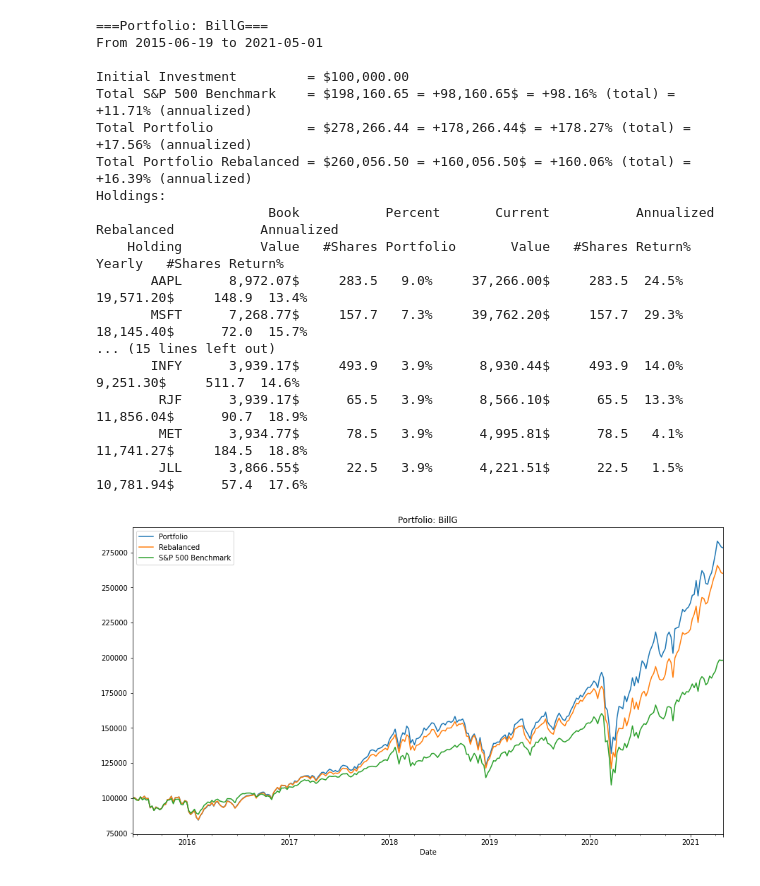
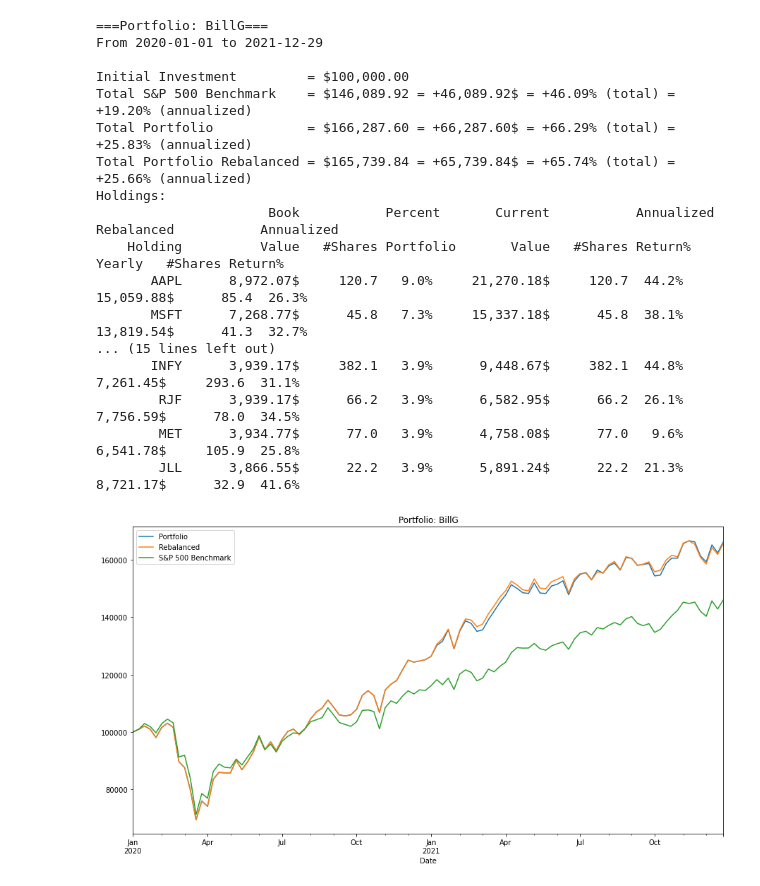
Before and after one commit to ajitnilakantan/backest-portfolio, a Jupyter notebook: Backtest.ipynb, the cells around one changed output. Drawn from its saved outputs; the diff is of its cells as text; code cells hidden in the pictures.

```diff
--- a/Backtest.ipynb
+++ b/Backtest.ipynb
@@ -1,5 +1,15 @@
 # %%
 %config IPCompleter.greedy=True
+try:
+    # Mount your google drive in google colab
+    from google.colab import drive
+    drive.mount('/content/drive')
+    # Insert the directory
+    import sys
+    sys.path.insert(0,'/content/drive/My Drive/ColabNotebooks')
+except:
+    pass
+
 #import backtest
 from backtest import Holding, download_portfolio_history, rebalance_portfolio, plot_results
 import datetime
@@ -11,8 +21,8 @@ initial_investment = 100000
 usd_cad = 1.3
 
 # Collect data for this time period
-start = datetime.datetime(2015,  6, 19)
-end   = datetime.datetime(2021,  5,  1)
+start = datetime.datetime(2020,  1,  1)
+end   = datetime.datetime(2021, 12, 29)
 
 # Baseline benchmark
 benchmark_portfolio = {
@@ -41,9 +51,18 @@ portfolios = [
             Holding('BRK-B', 20, '')]
     },
     {
-        'name': 'Nasdaq QQQ',
+        'name': 'TFSA',
         'holdings': [
-            Holding('QQQ', 100, ''),
+            Holding('QQQ', 25, 'Nasdaq'),
+            Holding('SPY', 15, 'S&P 500'),
+            Holding('AAPL', 7.5, ''),
+            Holding('AMZN', 7.5, ''),
+            Holding('GOOGL', 7.5, ''),
+            Holding('TSLA', 7.5, ''),
+            Holding('MSFT', 7.5, ''),
+            Holding('BRK-B', 7.5, ''),
+            Holding('BAC', 7.5, ''),
+            Holding('JPM', 7.5, ''),
         ]
     },
     {
@@ -126,18 +154,18 @@ Holdings:
 ===Portfolio: BillG===
-From 2015-06-19 to 2021-05-01
+From 2020-01-01 to 2021-12-29
 
 Initial Investment         = $100,000.00
-Total S&P 500 Benchmark    = $198,160.65 = +98,160.65$ = +98.16% (total) = +11.71% (annualized)
-Total Portfolio            = $278,266.44 = +178,266.44$ = +178.27% (total) = +17.56% (annualized)
-Total Portfolio Rebalanced = $260,056.50 = +160,056.50$ = +160.06% (total) = +16.39% (annualized)
+Total S&P 500 Benchmark    = $146,089.92 = +46,089.92$ = +46.09% (total) = +19.20% (annualized)
+Total Portfolio            = $166,287.60 = +66,287.60$ = +66.29% (total) = +25.83% (annualized)
+Total Portfolio Rebalanced = $165,739.84 = +65,739.84$ = +65.74% (total) = +25.66% (annualized)
 Holdings:
                       Book           Percent       Current           Annualized Rebalanced           Annualized
     Holding          Value   #Shares Portfolio       Value   #Shares Return%        Yearly   #Shares Return%
-       AAPL      8,972.07$     283.5   9.0%     37,266.00$     283.5  24.5%     19,571.20$     148.9  13.4%
-       MSFT      7,268.77$     157.7   7.3%     39,762.20$     157.7  29.3%     18,145.40$      72.0  15.7%
+       AAPL      8,972.07$     120.7   9.0%     21,270.18$     120.7  44.2%     15,059.88$      85.4  26.3%
+       MSFT      7,268.77$      45.8   7.3%     15,337.18$      45.8  38.1%     13,819.54$      41.3  32.7%
 ... (15 lines left out)
-       INFY      3,939.17$     493.9   3.9%      8,930.44$     493.9  14.0%      9,251.30$     511.7  14.6%
-        RJF      3,939.17$      65.5   3.9%      8,566.10$      65.5  13.3%     11,856.04$      90.7  18.9%
-        MET      3,934.77$      78.5   3.9%      4,995.81$      78.5   4.1%     11,741.27$     184.5  18.8%
-        JLL      3,866.55$      22.5   3.9%      4,221.51$      22.5   1.5%     10,781.94$      57.4  17.6%
+       INFY      3,939.17$     382.1   3.9%      9,448.67$     382.1  44.8%      7,261.45$     293.6  31.1%
+        RJF      3,939.17$      66.2   3.9%      6,582.95$      66.2  26.1%      7,756.59$      78.0  34.5%
+        MET      3,934.77$      77.0   3.9%      4,758.08$      77.0   9.6%      6,541.78$     105.9  25.8%
+        JLL      3,866.55$      22.2   3.9%      5,891.24$      22.2  21.3%      8,721.17$      32.9  41.6%
-[figure, old version]
+[figure, new version]
```
Also changed, not shown: parts of 1 cell of this notebook.
